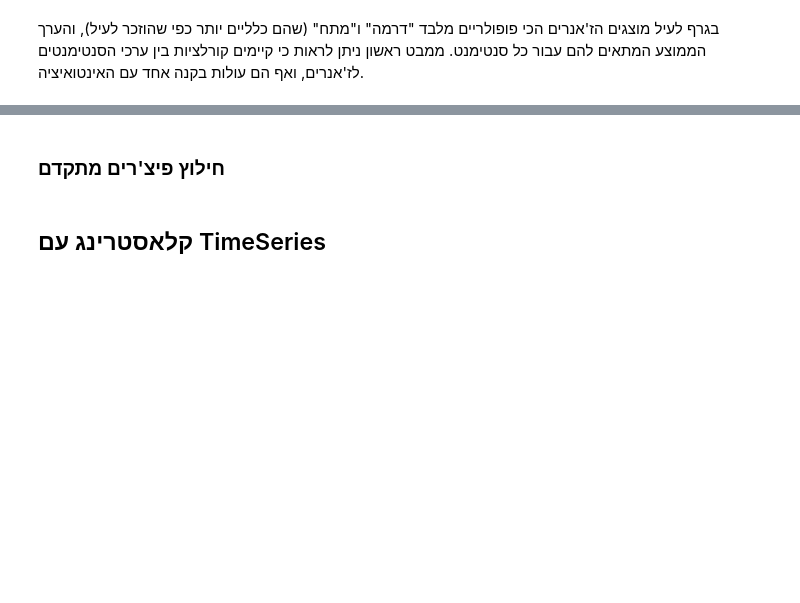
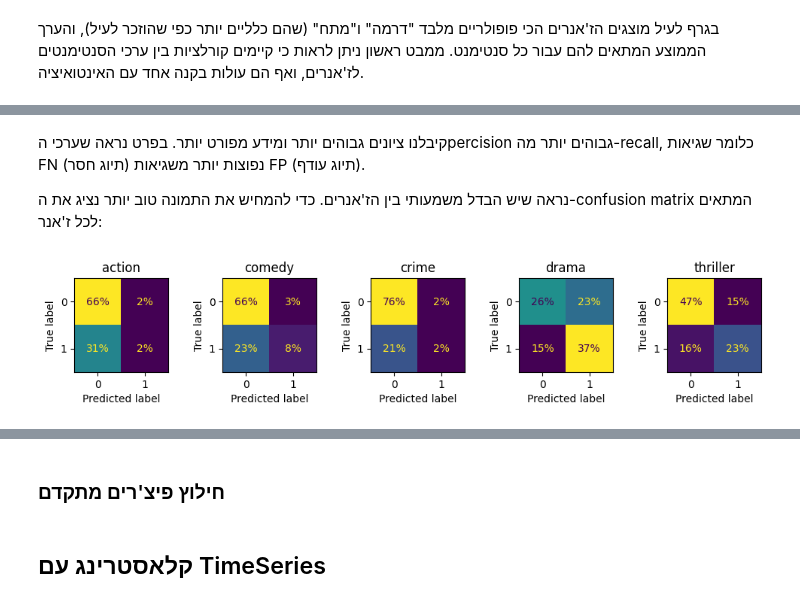
Before and after one commit to eitamyo/ou-workshop-project, a Jupyter notebook: emotional-genre-classification.ipynb, the cells around one changed output, grey strips where cells are left out. Drawn from its saved outputs; the diff is of its cells as text; code cells hidden in the pictures; blank space fills up the shorter version.

```diff
--- a/emotional-genre-classification.ipynb
+++ b/emotional-genre-classification.ipynb
@@ -546,14 +554,17 @@ show_spider(genre_avgs.loc[genre_counts.nlargest(7).index[2:]])
 # %%
 from sklearn.preprocessing import MultiLabelBinarizer
 from sklearn.model_selection import train_test_split
-X = np.array(avg_emots_genres.iloc[:, 0:7])
-top_genres = genre_counts.nlargest(7).index[0:]
-print('top genres: ', top_genres.to_list())
 
-filtered_genres = [[g for g in x if g in top_genres] for x in avg_emots_genres.genre_list]
-mlb = MultiLabelBinarizer()
-y = mlb.fit_transform(filtered_genres)
-X_train, X_test, y_train, y_test = train_test_split(
-    X, y, test_size=0.1, random_state=0)
-X_test_df = pd.DataFrame(X_test, columns=movie_emots.columns[:7])
+top_genres = genre_counts.nlargest(5).index
+print('top genres:', top_genres.to_list())
+
+def get_genre_sets(genres):
+    X = np.array(avg_emots_genres.iloc[:, 0:7])
+    filtered_genres = [[g for g in x if g in genres] for x in avg_emots_genres.genre_list]
+    mlb = MultiLabelBinarizer()
+    y = mlb.fit_transform(filtered_genres)
+    return train_test_split(
+        X, y, test_size=0.1, random_state=1) + [mlb]
+
+X_train, X_test, y_train, y_test, mlb = get_genre_sets(top_genres)
 # %% [output]
@@ -598,0 +631,22 @@ F1 Measure: 0.39919354838709675
+# %% [markdown]
+קיבלנו ציונים גבוהים יותר ומידע מפורט יותר. בפרט נראה שערכי הpercision גבוהים יותר מה-recall, כלומר שגיאות FN (תיוג חסר) נפוצות יותר משגיאות FP (תיוג עודף).
+
+נראה שיש הבדל משמעותי בין הז'אנרים. כדי להמחיש את התמונה טוב יותר נציג את ה-confusion matrix המתאים לכל ז'אנר:
+# %%
+y_predict = rf_clf.predict(X_test)
+
+def show_conf_matrices(y_test, y_predict, classes, axs):
+    i = 0
+    for cm in multilabel_confusion_matrix(y_true=y_test, y_pred=y_predict):
+        genre = classes[i]
+        axs[i].set_title(genre)
+        s = cm.sum()
+        cm_percent = np.array([[x / s for x in r] for r in cm])
+        ConfusionMatrixDisplay(cm_percent).plot(ax=axs[i], colorbar=False, values_format=".0%")
+        i += 1
+
+fig, axs = plt.subplots(1, 5, figsize=(10, 2))
+show_conf_matrices(y_test, y_predict, mlb.classes_, axs)
+plt.tight_layout()
+# %% [output]
+[figure, added]
```
Also changed, not shown: parts of 17 cells of this notebook.
